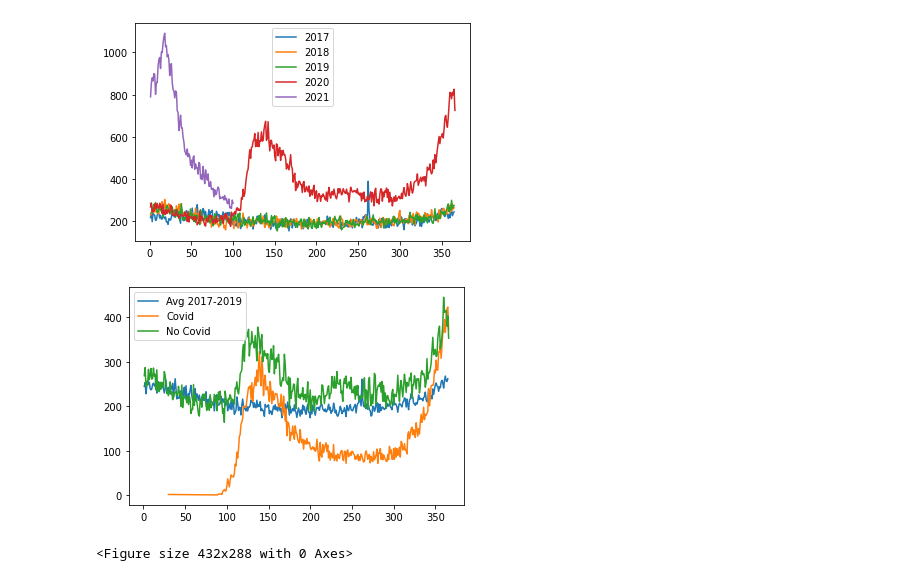
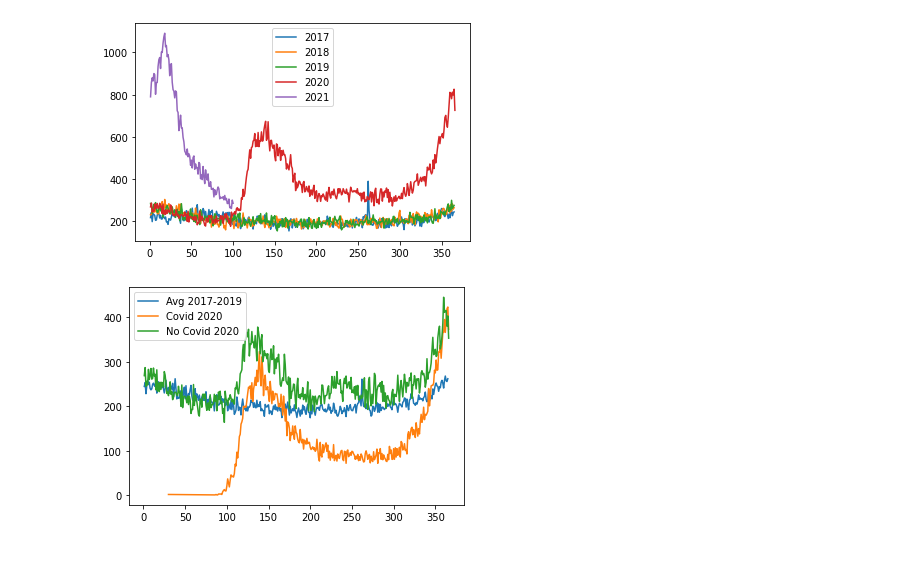
Before and after one commit to Momoyactly/cdmx-covid-analysis, a Jupyter notebook: cleaning.ipynb, the cells around one changed output. Drawn from its saved outputs; the diff is of its cells as text; code cells hidden in the pictures.

Commit message:
last save for second plot

```diff
--- a/cleaning.ipynb
+++ b/cleaning.ipynb
@@ -69,14 +69,13 @@ plt.savefig('Images/dethsByYear.png', bbox_inches='tight')
 # %%
 avg_past_year=(month_grouped['Date'].loc[2017].values+month_grouped['Date'].loc[2018].values+month_grouped['Date'].loc[2019].values)/3
 covid_2020 = def_df[(def_df['causa'] != 'Otra')&(def_df['Year'] == 2020)]
 no_covid_2020 = def_df[(def_df['causa'] == 'Otra')&(def_df['Year'] == 2020)]
 
 plt.plot(range(1,366),avg_past_year,label = 'Avg 2017-2019')
-plt.plot(covid_2020.groupby(['Day']).count()['Date'],label = 'Covid')
-plt.plot(no_covid_2020.groupby(['Day']).count()['Date'],label = 'No Covid')
+plt.plot(covid_2020.groupby(['Day']).count()['Date'], label = 'Covid 2020')
+plt.plot(no_covid_2020.groupby(['Day']).count()['Date'], label = 'No Covid 2020')
 plt.legend()
+plt.savefig('Images/CovidVSnoCovid.jpg')
 plt.show()
-plt.savefig('Images/CovidVSnoCovid.png')
 # %% [output]
-[figure, old version]
+[figure, new version]
-<Figure size 432x288 with 0 Axes>
```
Also changed, not shown: parts of 1 cell of this notebook.
